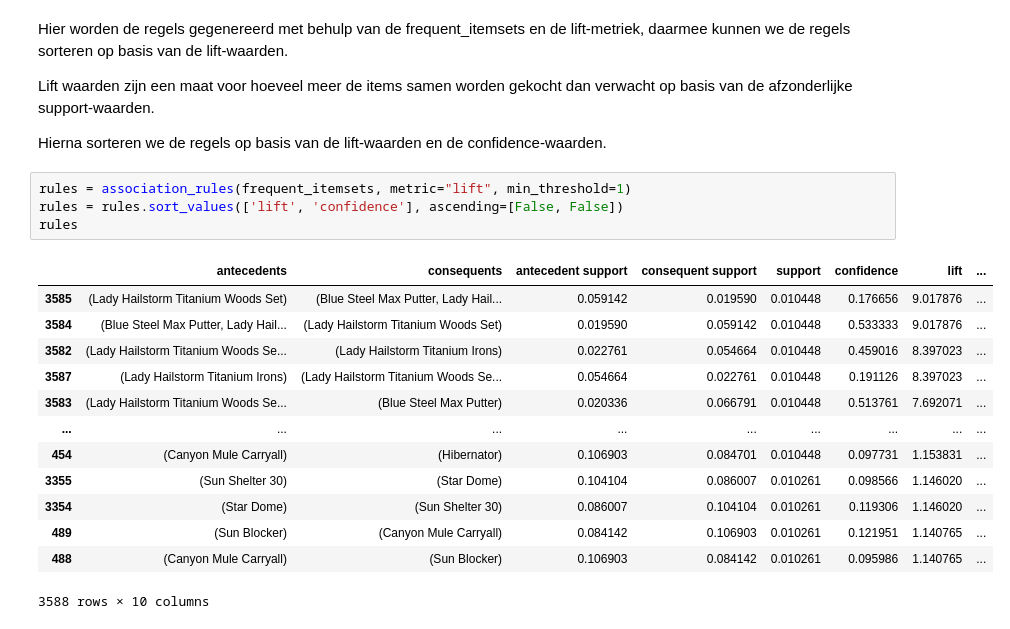
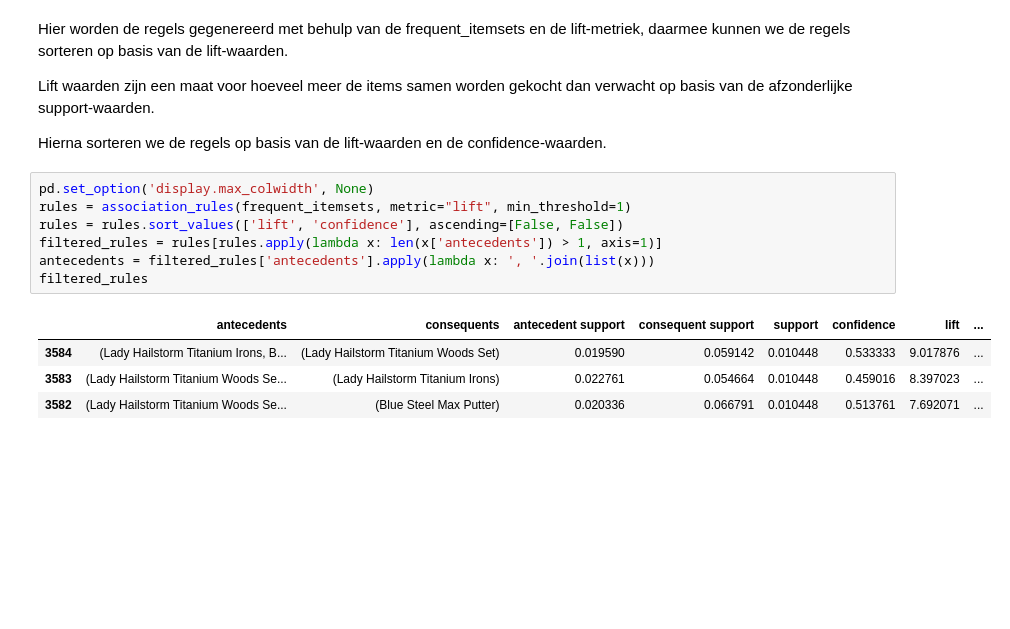
Before and after one commit to Peter-The-Great/DEDS_Portfolio_Week-8, a Jupyter notebook: apriorimodel.ipynb, the cells around one changed output. Cells and saved outputs as stored; diff of their text form; blank space fills up the shorter version.

```diff
--- a/apriorimodel.ipynb
+++ b/apriorimodel.ipynb
@@ -86,20 +89,14 @@ Lift waarden zijn een maat voor hoeveel meer de items samen worden gekocht dan v
 
 Hierna sorteren we de regels op basis van de lift-waarden en de confidence-waarden.
 # %%
+pd.set_option('display.max_colwidth', None)
 rules = association_rules(frequent_itemsets, metric="lift", min_threshold=1)
 rules = rules.sort_values(['lift', 'confidence'], ascending=[False, False])
-rules
+filtered_rules = rules[rules.apply(lambda x: len(x['antecedents']) > 1, axis=1)]
+antecedents = filtered_rules['antecedents'].apply(lambda x: ', '.join(list(x)))
+filtered_rules
 # %% [output]
 |  | antecedents | consequents | antecedent support | consequent support | support | confidence | lift | ... |
-| 3585 | (Lady Hailstorm Titanium Woods Set) | (Blue Steel Max Putter, Lady Hail... | 0.059142 | 0.019590 | 0.010448 | 0.176656 | 9.017876 | ... |
-| 3584 | (Blue Steel Max Putter, Lady Hail... | (Lady Hailstorm Titanium Woods Set) | 0.019590 | 0.059142 | 0.010448 | 0.533333 | 9.017876 | ... |
-| 3582 | (Lady Hailstorm Titanium Woods Se... | (Lady Hailstorm Titanium Irons) | 0.022761 | 0.054664 | 0.010448 | 0.459016 | 8.397023 | ... |
-| 3587 | (Lady Hailstorm Titanium Irons) | (Lady Hailstorm Titanium Woods Se... | 0.054664 | 0.022761 | 0.010448 | 0.191126 | 8.397023 | ... |
-| 3583 | (Lady Hailstorm Titanium Woods Se... | (Blue Steel Max Putter) | 0.020336 | 0.066791 | 0.010448 | 0.513761 | 7.692071 | ... |
-| ... | ... | ... | ... | ... | ... | ... | ... | ... |
-| 454 | (Canyon Mule Carryall) | (Hibernator) | 0.106903 | 0.084701 | 0.010448 | 0.097731 | 1.153831 | ... |
-| 3355 | (Sun Shelter 30) | (Star Dome) | 0.104104 | 0.086007 | 0.010261 | 0.098566 | 1.146020 | ... |
-| 3354 | (Star Dome) | (Sun Shelter 30) | 0.086007 | 0.104104 | 0.010261 | 0.119306 | 1.146020 | ... |
-| 489 | (Sun Blocker) | (Canyon Mule Carryall) | 0.084142 | 0.106903 | 0.010261 | 0.121951 | 1.140765 | ... |
-| 488 | (Canyon Mule Carryall) | (Sun Blocker) | 0.106903 | 0.084142 | 0.010261 | 0.095986 | 1.140765 | ... |
+| 3584 | (Lady Hailstorm Titanium Irons, B... | (Lady Hailstorm Titanium Woods Set) | 0.019590 | 0.059142 | 0.010448 | 0.533333 | 9.017876 | ... |
+| 3583 | (Lady Hailstorm Titanium Woods Se... | (Lady Hailstorm Titanium Irons) | 0.022761 | 0.054664 | 0.010448 | 0.459016 | 8.397023 | ... |
+| 3582 | (Lady Hailstorm Titanium Woods Se... | (Blue Steel Max Putter) | 0.020336 | 0.066791 | 0.010448 | 0.513761 | 7.692071 | ... |
-3588 rows × 10 columns
```
Also changed, not shown: parts of 2 cells of this notebook, 9 other files.
